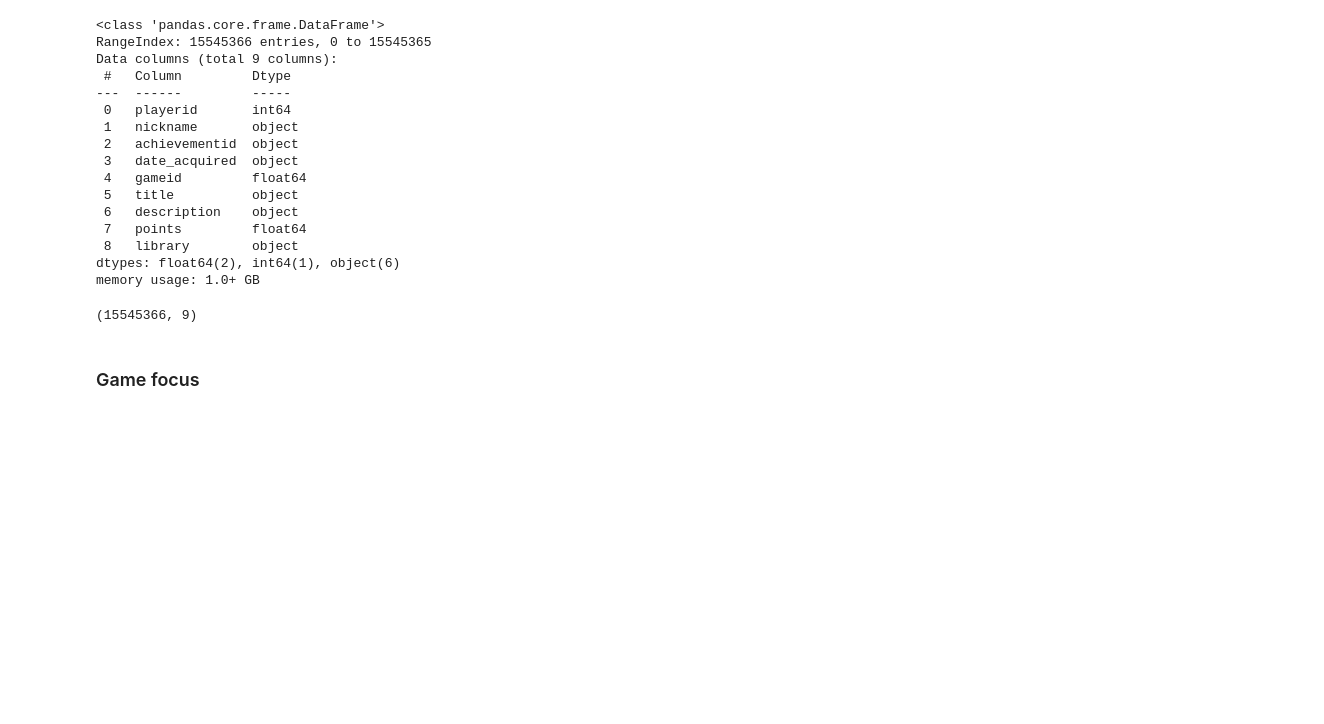
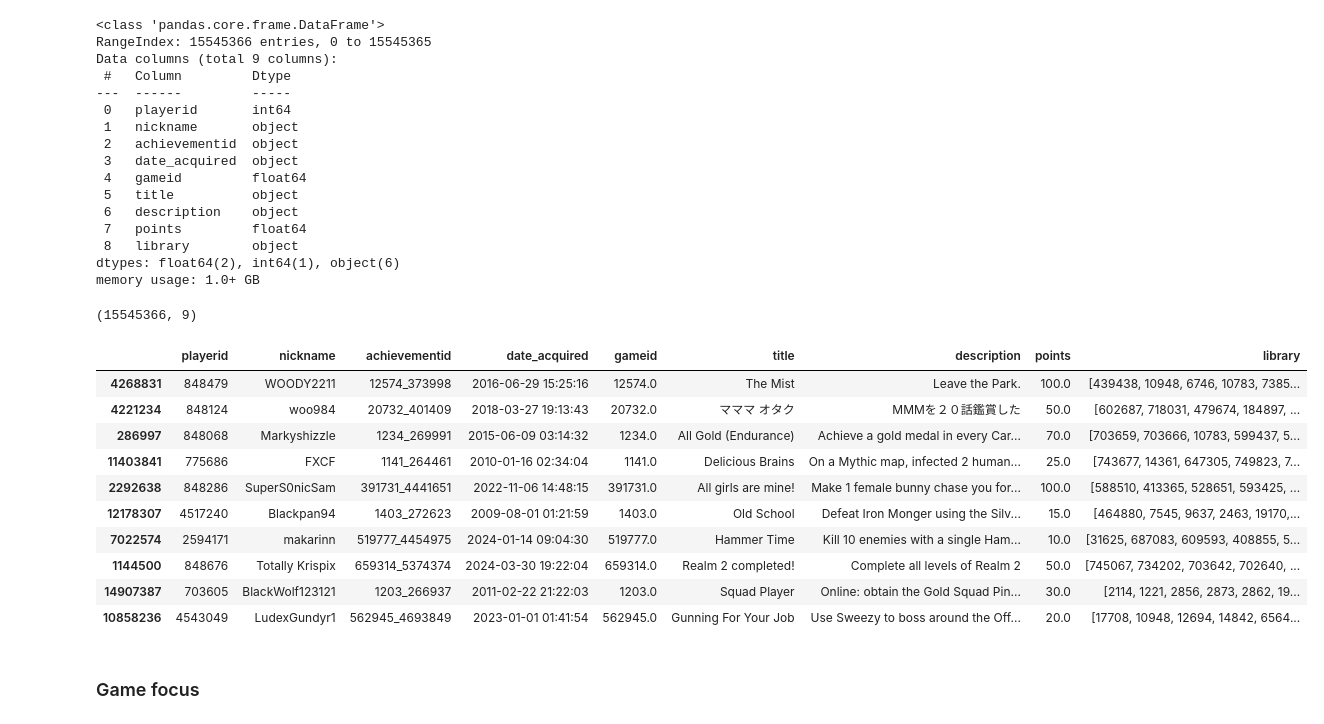
Before and after one commit to yfsongum/video_games_analysis_2025, a Jupyter notebook: SI_618_Project.ipynb, the cells around one changed output. Saved outputs shown, nothing was run; the diff lists cells and outputs as text; code cells hidden in the pictures; blank space fills up the shorter version.

```diff
--- a/SI_618_Project.ipynb
+++ b/SI_618_Project.ipynb
@@ -492,6 +492,20 @@ memory usage: 1.0+ GB
 xb_player_info.shape
 # %% [output]
 (15545366, 9)
+# %%
+xb_player_info.sample(10)
+# %% [output]
+|  | playerid | nickname | achievementid | date_acquired | gameid | title | description | points | library |
+| 4268831 | 848479 | WOODY2211 | 12574_373998 | 2016-06-29 15:25:16 | 12574.0 | The Mist | Leave the Park. | 100.0 | [439438, 10948, 6746, 10783, 7385... |
+| 4221234 | 848124 | woo984 | 20732_401409 | 2018-03-27 19:13:43 | 20732.0 | マママ オタク | MMMを２０話鑑賞した | 50.0 | [602687, 718031, 479674, 184897, ... |
+| 286997 | 848068 | Markyshizzle | 1234_269991 | 2015-06-09 03:14:32 | 1234.0 | All Gold (Endurance) | Achieve a gold medal in every Car... | 70.0 | [703659, 703666, 10783, 599437, 5... |
+| 11403841 | 775686 | FXCF | 1141_264461 | 2010-01-16 02:34:04 | 1141.0 | Delicious Brains | On a Mythic map, infected 2 human... | 25.0 | [743677, 14361, 647305, 749823, 7... |
+| 2292638 | 848286 | SuperS0nicSam | 391731_4441651 | 2022-11-06 14:48:15 | 391731.0 | All girls are mine! | Make 1 female bunny chase you for... | 100.0 | [588510, 413365, 528651, 593425, ... |
+| 12178307 | 4517240 | Blackpan94 | 1403_272623 | 2009-08-01 01:21:59 | 1403.0 | Old School | Defeat Iron Monger using the Silv... | 15.0 | [464880, 7545, 9637, 2463, 19170,... |
+| 7022574 | 2594171 | makarinn | 519777_4454975 | 2024-01-14 09:04:30 | 519777.0 | Hammer Time | Kill 10 enemies with a single Ham... | 10.0 | [31625, 687083, 609593, 408855, 5... |
+| 1144500 | 848676 | Totally Krispix | 659314_5374374 | 2024-03-30 19:22:04 | 659314.0 | Realm 2 completed! | Complete all levels of Realm 2 | 50.0 | [745067, 734202, 703642, 702640, ... |
+| 14907387 | 703605 | BlackWolf123121 | 1203_266937 | 2011-02-22 21:22:03 | 1203.0 | Squad Player | Online: obtain the Gold Squad Pin... | 30.0 | [2114, 1221, 2856, 2873, 2862, 19... |
+| 10858236 | 4543049 | LudexGundyr1 | 562945_4693849 | 2023-01-01 01:41:54 | 562945.0 | Gunning For Your Job | Use Sweezy to boss around the Off... | 20.0 | [17708, 10948, 12694, 14842, 6564... |
 # %% [markdown]
 ### Game focus
 # %%
```
Also changed, not shown: parts of 72 cells of this notebook, 2 other files.
